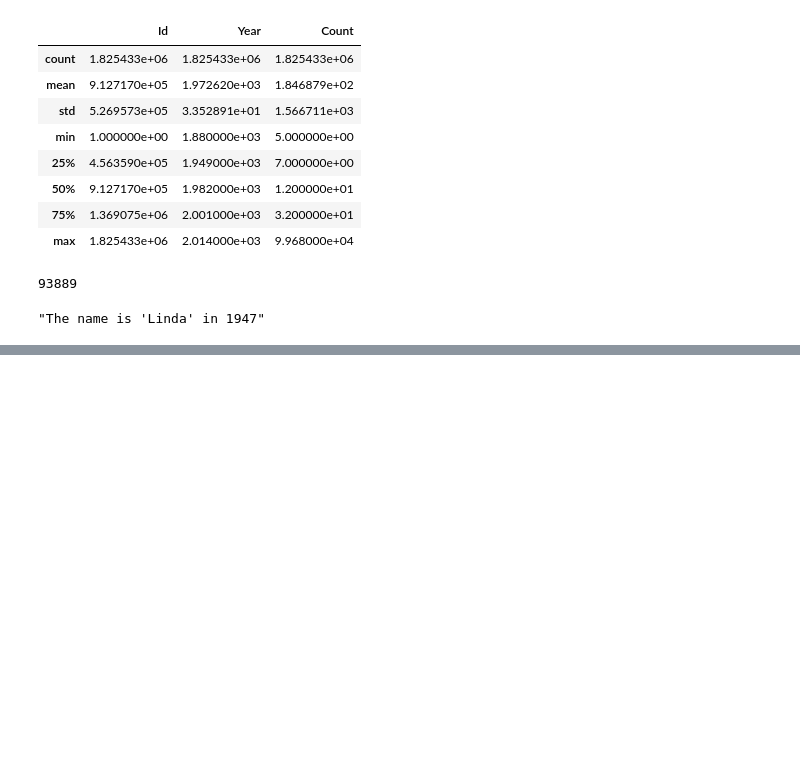
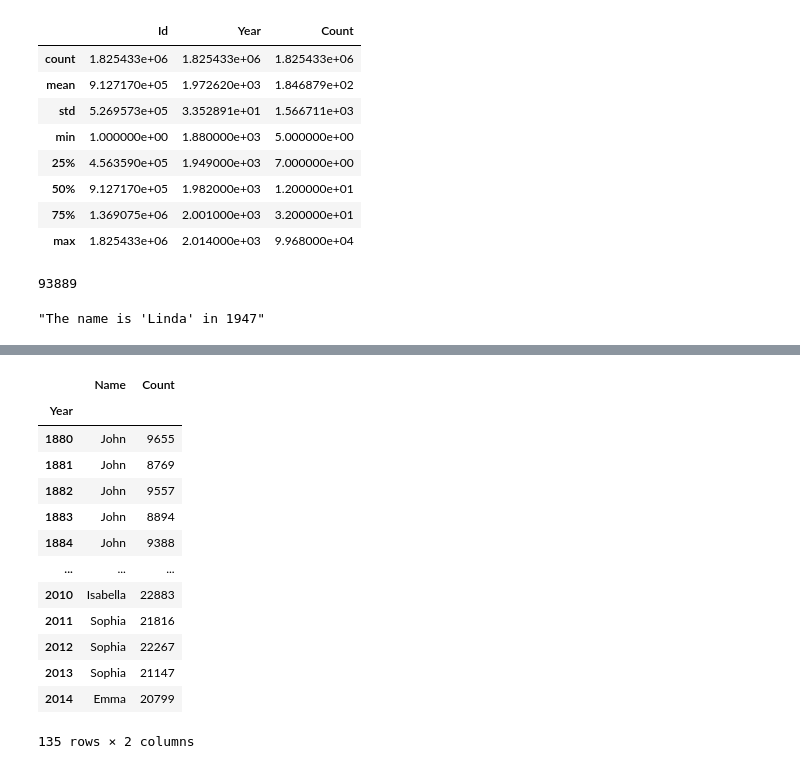
Before and after one commit to Stepanchek/Intelligent-Systems, a Jupyter notebook: Lab3/Lab3.ipynb, the cells around one changed output, grey strips where cells are left out. Cells and saved outputs as stored; diff of their text form; code cells hidden in the pictures; blank space fills up the shorter version.

```diff
--- a/Lab3/Lab3.ipynb
+++ b/Lab3/Lab3.ipynb
@@ -63,0 +222,20 @@ len(data.loc[data["Count"] == data["Count"].min()])
+# %%
+#task_27 Знайти найпопулярніші імена в кожному році
+
+maxes = data.groupby(["Year"])["Count"].idxmax()
+data.iloc[maxes.values].groupby(["Year"])[["Name", "Count"]].max()
+# %% [output]
+|  | Name | Count |
+| Year |  |  |
+| 1880 | John | 9655 |
+| 1881 | John | 8769 |
+| 1882 | John | 9557 |
+| 1883 | John | 8894 |
+| 1884 | John | 9388 |
+| ... | ... | ... |
+| 2010 | Isabella | 22883 |
+| 2011 | Sophia | 21816 |
+| 2012 | Sophia | 22267 |
+| 2013 | Sophia | 21147 |
+| 2014 | Emma | 20799 |
+135 rows × 2 columns
```
Also changed, not shown: parts of 13 cells of this notebook.
